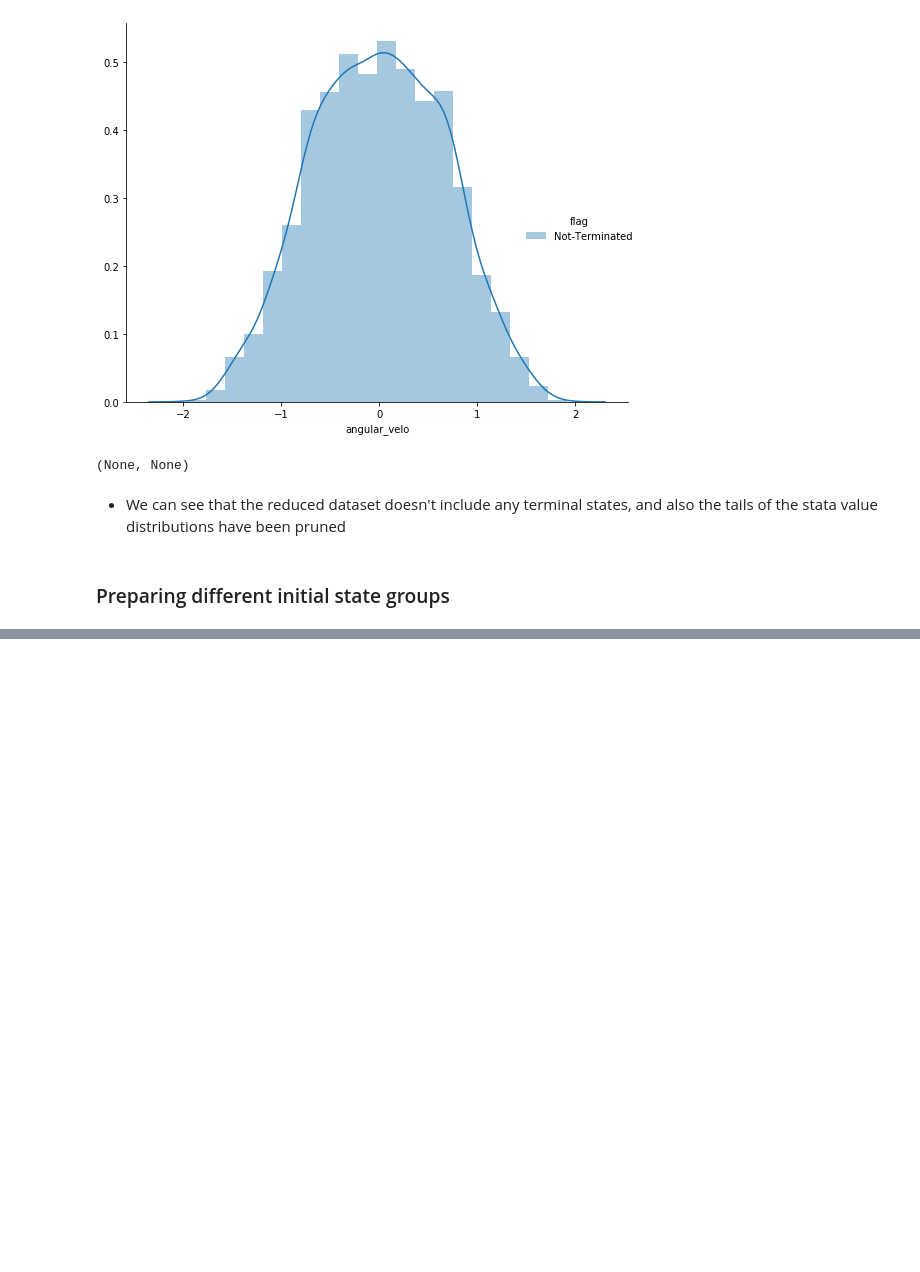
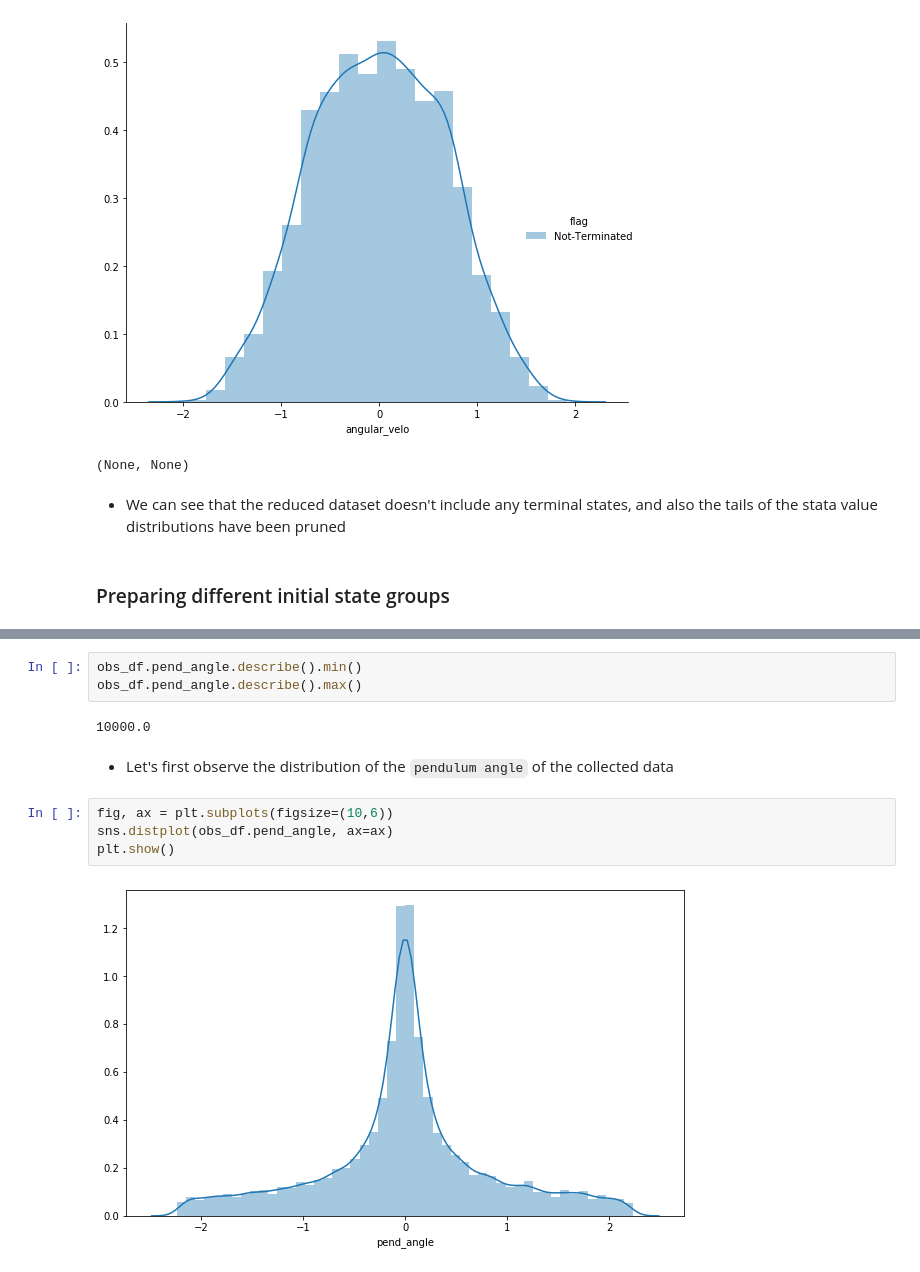
Before and after one commit to PandulaP/RL_Research, a Jupyter notebook: Pb_policy_iteration/cart_pole_modified_env/initial_state_analysis/initial_state_analysis.ipynb, the cells around one changed output, grey strips where cells are left out. Drawn from its saved outputs; the diff is of its cells as text; blank space fills up the shorter version.

Commit message:
updated with creating skewed distributions

```diff
--- a/Pb_policy_iteration/cart_pole_modified_env/initial_state_analysis/initial_state_analysis.ipynb
+++ b/Pb_policy_iteration/cart_pole_modified_env/initial_state_analysis/initial_state_analysis.ipynb
@@ -215,0 +221,13 @@ plot_distribution(obs_df_reduced, 'pend_angle'), plot_distribution(obs_df_reduce
+# %%
+obs_df.pend_angle.describe().min()
+obs_df.pend_angle.describe().max()
+# %% [output]
+10000.0
+# %% [markdown]
+- Let's first observe the distribution of the `pendulum angle` of the collected data
+# %%
+fig, ax = plt.subplots(figsize=(10,6))
+sns.distplot(obs_df.pend_angle, ax=ax)
+plt.show()
+# %% [output]
+[figure, added]
```
Also changed, not shown: parts of 12 cells of this notebook.
